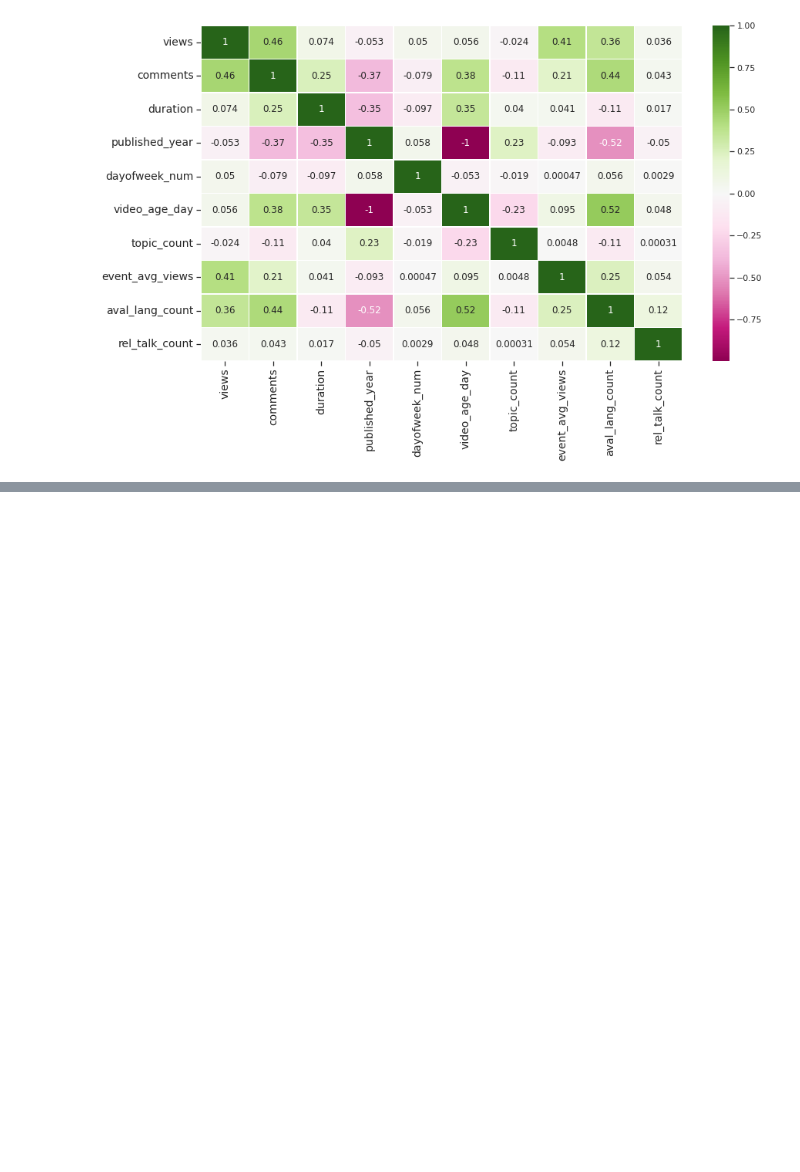
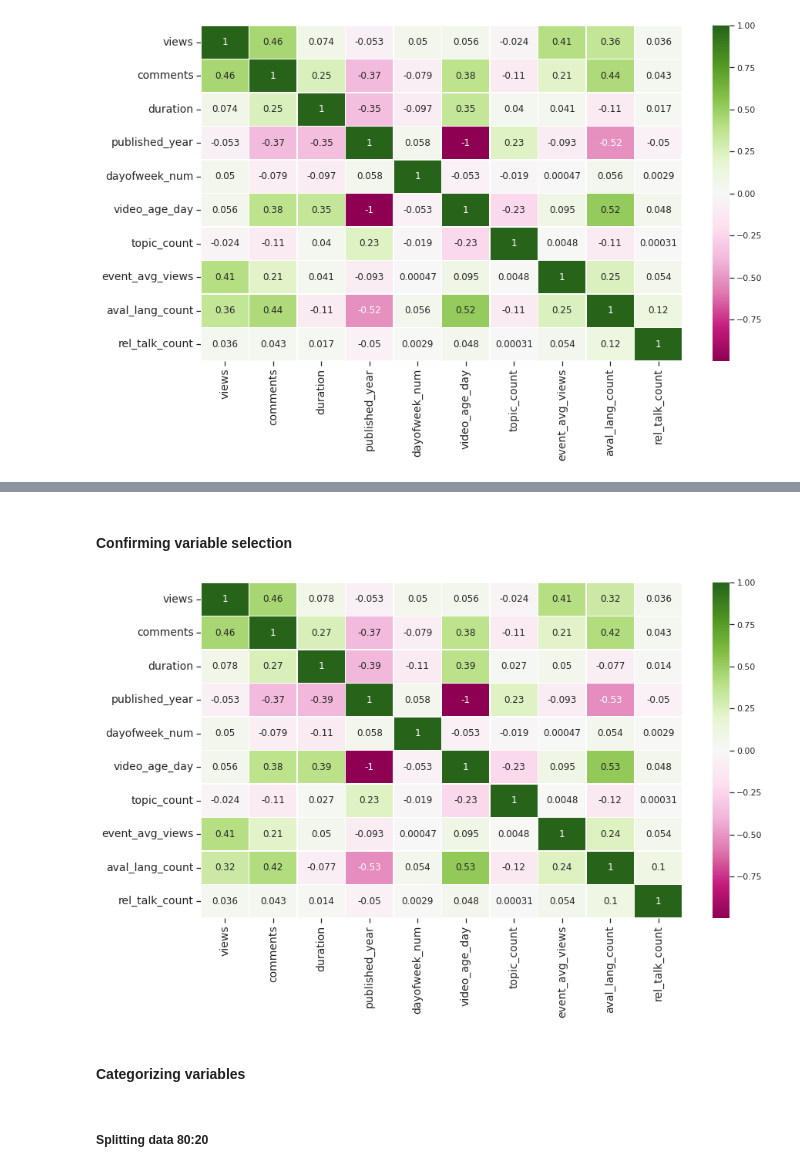
Before and after one commit to abhinav4201/Ted-talk-views-prediction, a Jupyter notebook: TED_TALKS_Views_Prediction_Capstone_Project.ipynb, the cells around one changed output, grey strips where cells are left out. Saved outputs shown, nothing was run; the diff lists cells and outputs as text; code cells hidden in the pictures; blank space fills up the shorter version.

```diff
--- a/TED_TALKS_Views_Prediction_Capstone_Project.ipynb
+++ b/TED_TALKS_Views_Prediction_Capstone_Project.ipynb
@@ -776,0 +828,13 @@ Categorical features:  ['title', 'speaker_1', 'all_speakers', 'occupations', 'ab
+# %% [markdown]
+#### Confirming variable selection
+# %%
+#plotting heatmap again with the new feature to find correlation
+sns.set_context('notebook')
+plt.figure(figsize = (14,8))
+plt.xticks(fontsize= 14)
+plt.yticks(fontsize= 14)
+sns.heatmap(no_outlier.corr(), annot=True, linewidth=.5,cmap="PiYG");
+# %% [output]
+[figure, added]
+# %% [markdown]
+#### Categorizing variables
@@ -776,0 +849,2 @@ Categorical features:  ['title', 'speaker_1', 'all_speakers', 'occupations', 'ab
+# %% [markdown]
+##### Splitting data 80:20
```
Also changed, not shown: parts of 31 cells of this notebook.
